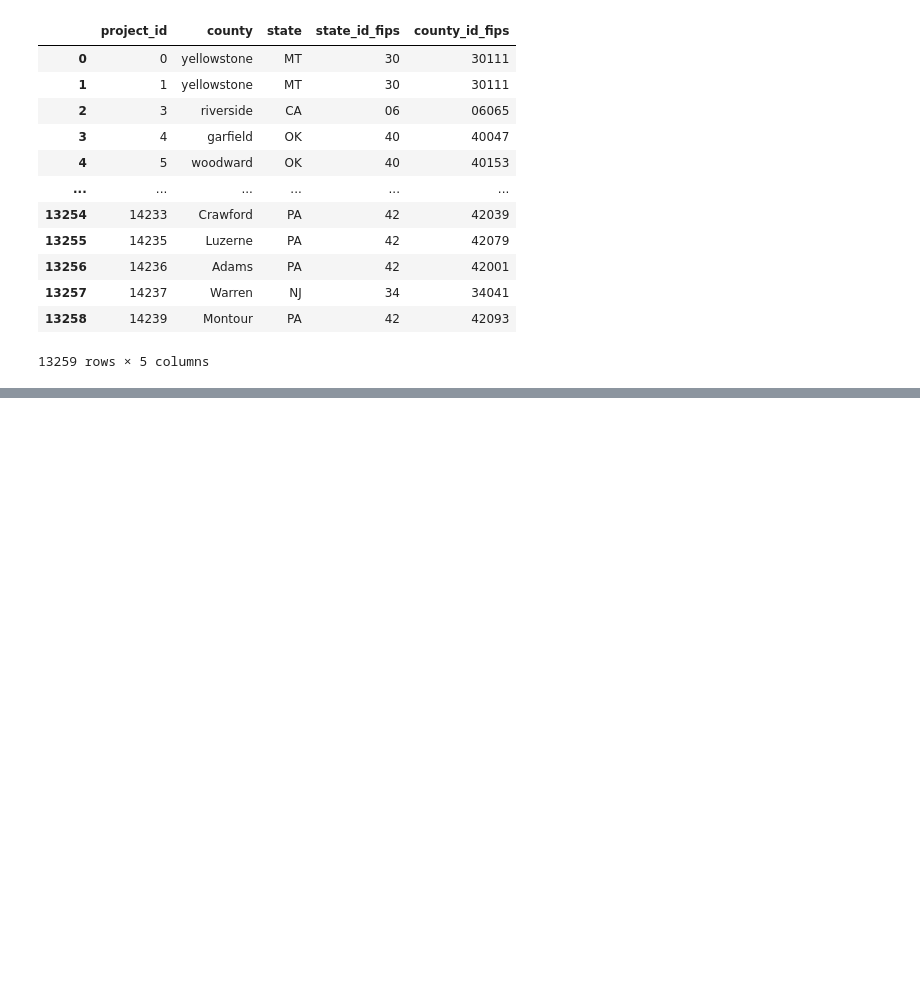
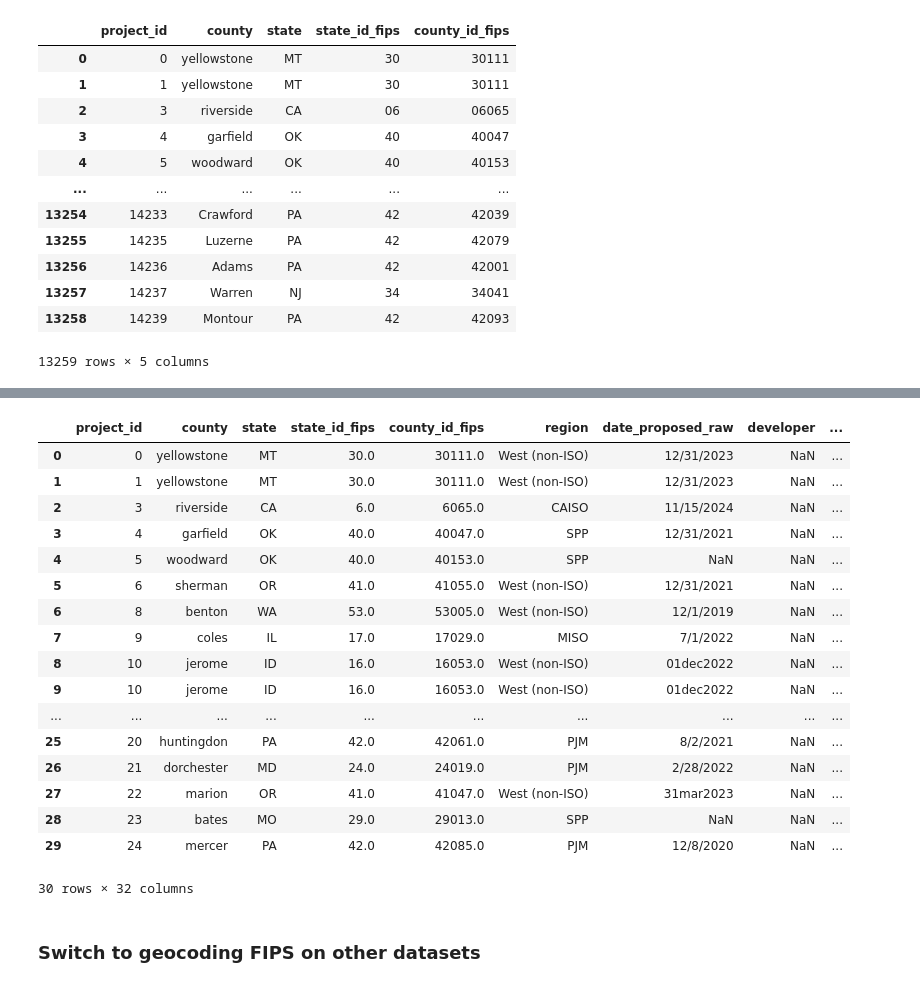
Before and after one commit to deployment-gap-model-education-fund/deployment-gap-model, a Jupyter notebook: notebooks/02.1-kl-deduplicate-active-iso-queue.ipynb, the cells around one changed output, grey strips where cells are left out. Cells and saved outputs as stored; diff of their text form; code cells hidden in the pictures; blank space fills up the shorter version.

```diff
--- a/notebooks/02.1-kl-deduplicate-active-iso-queue.ipynb
+++ b/notebooks/02.1-kl-deduplicate-active-iso-queue.ipynb
@@ -305,0 +505,2 @@ could not connect to server: Cannot assign requested address
+# %%
+df = pd.read_csv('../data/output/iso_for_tableau.csv')
@@ -305,0 +520,23 @@ could not connect to server: Cannot assign requested address
+# %%
+df.head(30)
+# %% [output]
+|  | project_id | county | state | state_id_fips | county_id_fips | region | date_proposed_raw | developer | ... |
+| 0 | 0 | yellowstone | MT | 30.0 | 30111.0 | West (non-ISO) | 12/31/2023 | NaN | ... |
+| 1 | 1 | yellowstone | MT | 30.0 | 30111.0 | West (non-ISO) | 12/31/2023 | NaN | ... |
+| 2 | 3 | riverside | CA | 6.0 | 6065.0 | CAISO | 11/15/2024 | NaN | ... |
+| 3 | 4 | garfield | OK | 40.0 | 40047.0 | SPP | 12/31/2021 | NaN | ... |
+| 4 | 5 | woodward | OK | 40.0 | 40153.0 | SPP | NaN | NaN | ... |
+| 5 | 6 | sherman | OR | 41.0 | 41055.0 | West (non-ISO) | 12/31/2021 | NaN | ... |
+| 6 | 8 | benton | WA | 53.0 | 53005.0 | West (non-ISO) | 12/1/2019 | NaN | ... |
+| 7 | 9 | coles | IL | 17.0 | 17029.0 | MISO | 7/1/2022 | NaN | ... |
+| 8 | 10 | jerome | ID | 16.0 | 16053.0 | West (non-ISO) | 01dec2022 | NaN | ... |
+| 9 | 10 | jerome | ID | 16.0 | 16053.0 | West (non-ISO) | 01dec2022 | NaN | ... |
+| ... | ... | ... | ... | ... | ... | ... | ... | ... | ... |
+| 25 | 20 | huntingdon | PA | 42.0 | 42061.0 | PJM | 8/2/2021 | NaN | ... |
+| 26 | 21 | dorchester | MD | 24.0 | 24019.0 | PJM | 2/28/2022 | NaN | ... |
+| 27 | 22 | marion | OR | 41.0 | 41047.0 | West (non-ISO) | 31mar2023 | NaN | ... |
+| 28 | 23 | bates | MO | 29.0 | 29013.0 | SPP | NaN | NaN | ... |
+| 29 | 24 | mercer | PA | 42.0 | 42085.0 | PJM | 12/8/2020 | NaN | ... |
+30 rows × 32 columns
+# %% [markdown]
+### Switch to geocoding FIPS on other datasets
```
Also changed, not shown: parts of 22 cells of this notebook.
